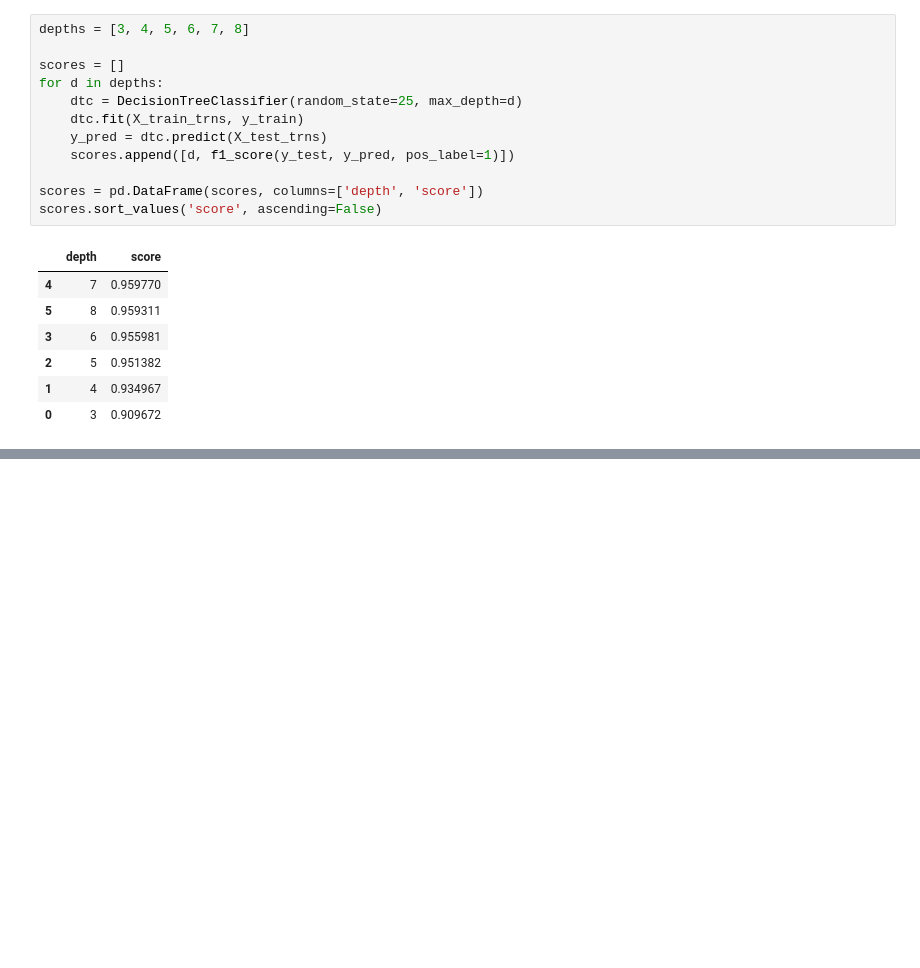
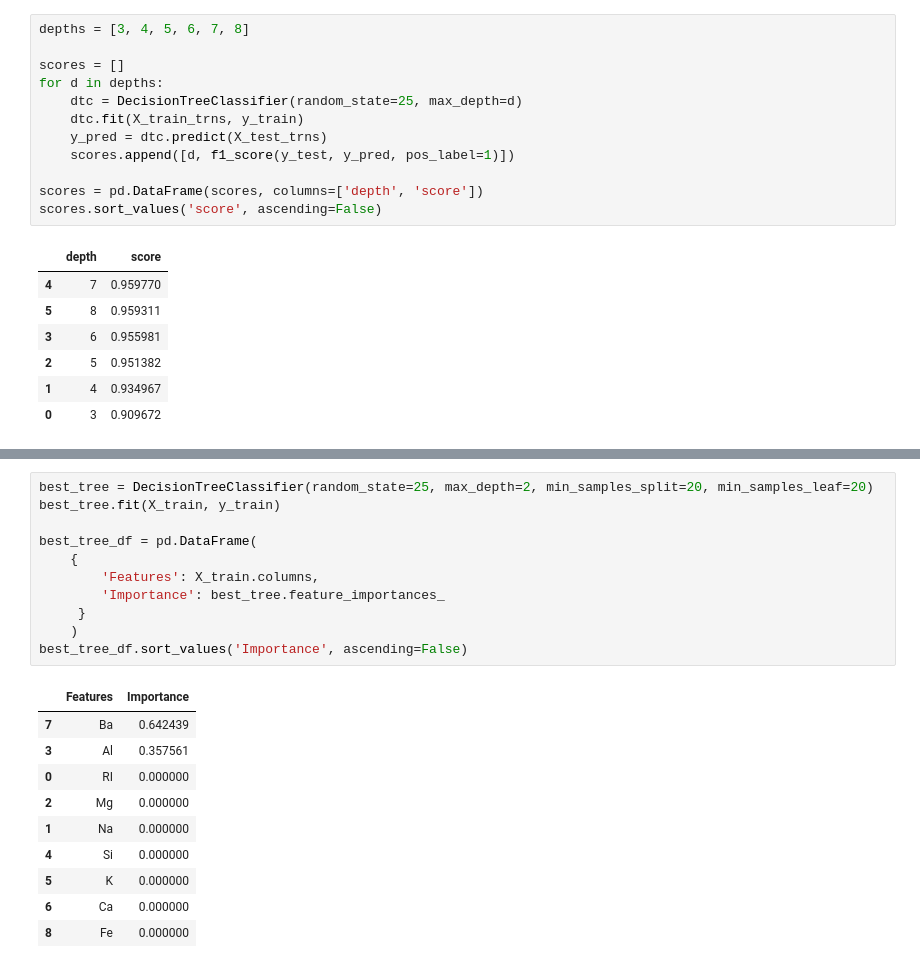
Before and after one commit to DAI-ai-code/Machine-Learning, a Jupyter notebook: day6/3_Decision_tree_GR.ipynb, the cells around one changed output, grey strips where cells are left out. Saved outputs shown, nothing was run; the diff lists cells and outputs as text; blank space fills up the shorter version.

```diff
--- a/day6/3_Decision_tree_GR.ipynb
+++ b/day6/3_Decision_tree_GR.ipynb
@@ -60,0 +173,22 @@ scores.sort_values('score', ascending=False)
+# %%
+best_tree = DecisionTreeClassifier(random_state=25, max_depth=2, min_samples_split=20, min_samples_leaf=20)
+best_tree.fit(X_train, y_train)
+
+best_tree_df = pd.DataFrame(
+    {
+        'Features': X_train.columns,
+        'Importance': best_tree.feature_importances_
+     }
+    )
+best_tree_df.sort_values('Importance', ascending=False)
+# %% [output]
+|  | Features | Importance |
+| 7 | Ba | 0.642439 |
+| 3 | Al | 0.357561 |
+| 0 | RI | 0.000000 |
+| 2 | Mg | 0.000000 |
+| 1 | Na | 0.000000 |
+| 4 | Si | 0.000000 |
+| 5 | K | 0.000000 |
+| 6 | Ca | 0.000000 |
+| 8 | Fe | 0.000000 |
```
Also changed, not shown: parts of 8 cells of this notebook, 1 other file.
